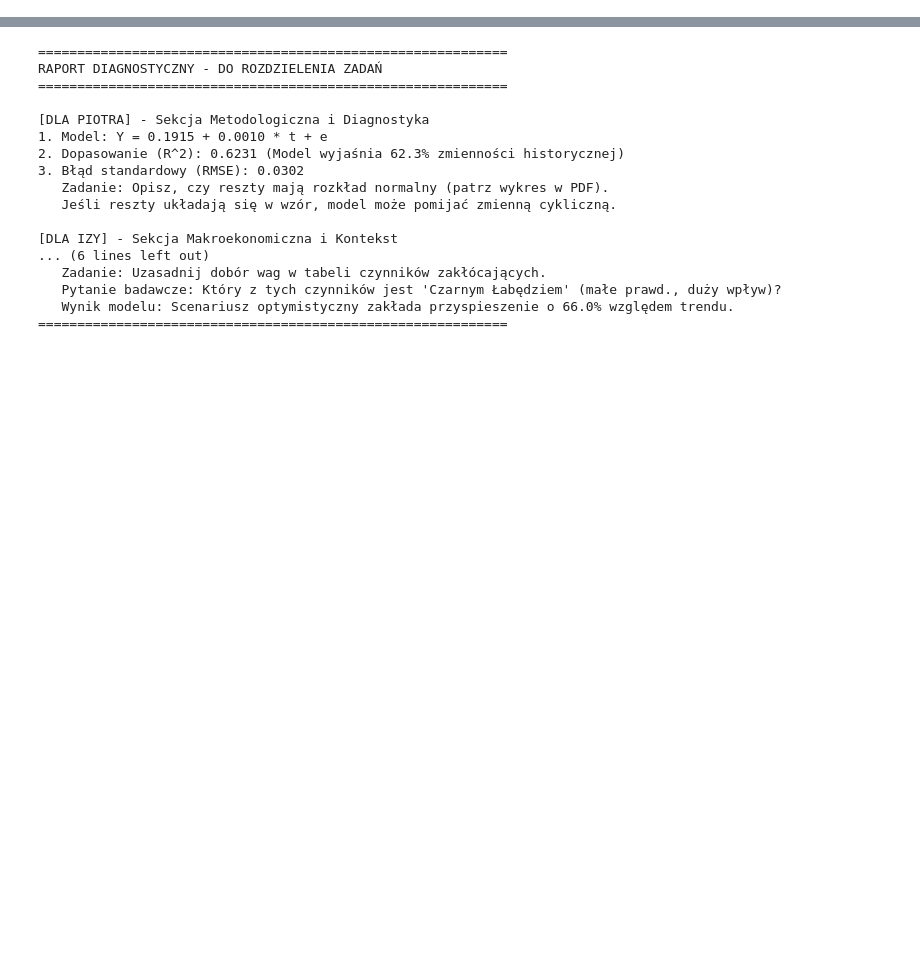
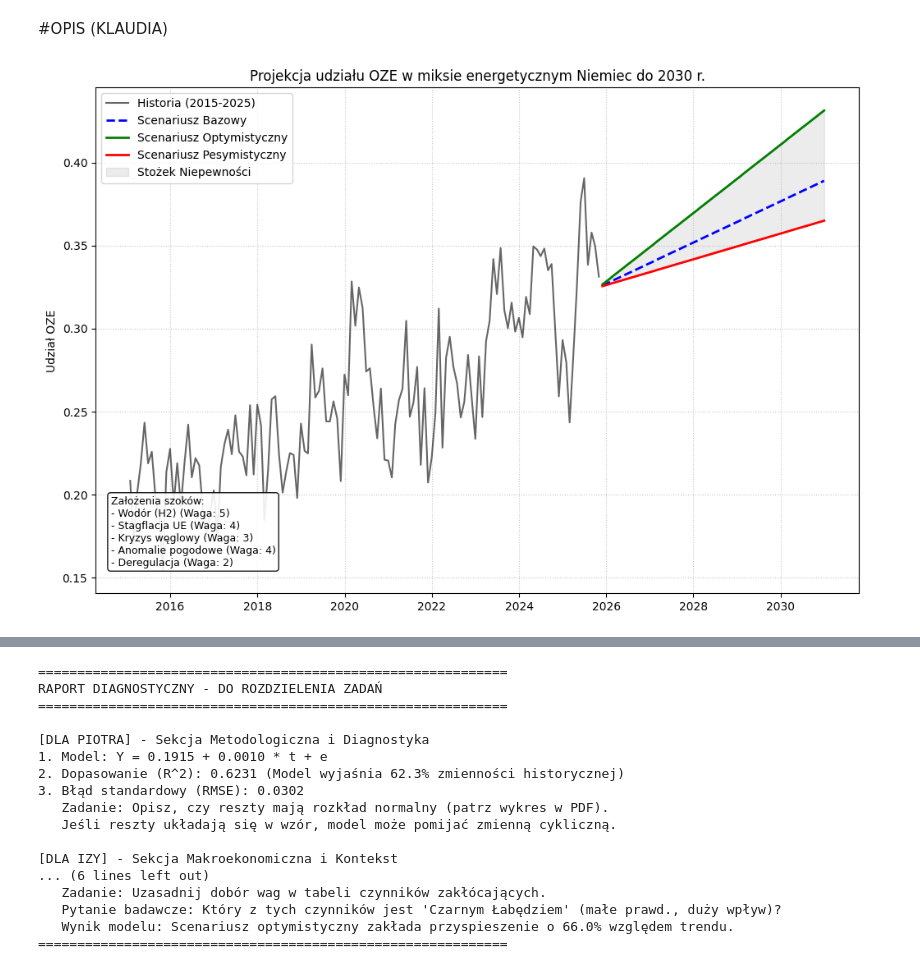
Before and after one commit to PWIS11/prog_zaawansowane, a Jupyter notebook: zadanie2/Zaawansowane_Prognozowanie_Zadanie2.ipynb, the cells around one changed output, grey strips where cells are left out. Saved outputs shown, nothing was run; the diff lists cells and outputs as text; code cells hidden in the pictures; blank space fills up the shorter version.

```diff
--- a/zadanie2/Zaawansowane_Prognozowanie_Zadanie2.ipynb
+++ b/zadanie2/Zaawansowane_Prognozowanie_Zadanie2.ipynb
@@ -96,0 +252,32 @@ forecast_pes = forecast_base + (future_X.flatten() - last_index) * (total_negati
+# %% [markdown]
+#OPIS (KLAUDIA)
+# %%
+# ==============================================================================
+# WIZUALIZACJA FINALNA (LEJEK PROGNOSTYCZNY)
+# ==============================================================================
+plt.figure(figsize=(12, 8))
+
+# Dane historyczne
+plt.plot(df['date'], df['res_share'], color='black', alpha=0.6, label='Historia (2015-2025)')
+
+# Prognozy
+plt.plot(future_dates, forecast_base, color='blue', linestyle='--', linewidth=2, label='Scenariusz Bazowy')
+plt.plot(future_dates, forecast_opt, color='green', linewidth=2, label='Scenariusz Optymistyczny')
+plt.plot(future_dates, forecast_pes, color='red', linewidth=2, label='Scenariusz Pesymistyczny')
+
+# Obszar niepewności
+plt.fill_between(future_dates, forecast_pes, forecast_opt, color='gray', alpha=0.15, label='Stożek Niepewności')
+
+plt.title("Projekcja udziału OZE w miksie energetycznym Niemiec do 2030 r.")
+plt.ylabel("Udział OZE")
+plt.legend(loc='upper left')
+plt.grid(True, linestyle=':', alpha=0.7)
+
+# Dodanie adnotacji o założeniach na wykresie
+shocks_desc = "\n".join([f"- {row['Szok']} (Waga: {row['Waga']})" for i, row in factors_df.iterrows()])
+plt.text(0.02, 0.05, f"Założenia szoków:\n{shocks_desc}", transform=plt.gca().transAxes,
+         fontsize=9, verticalalignment='bottom', bbox=dict(boxstyle='round', facecolor='white', alpha=0.9))
+
+plt.show()
+# %% [output]
+[figure, added]
```
Also changed, not shown: parts of 17 cells of this notebook.
